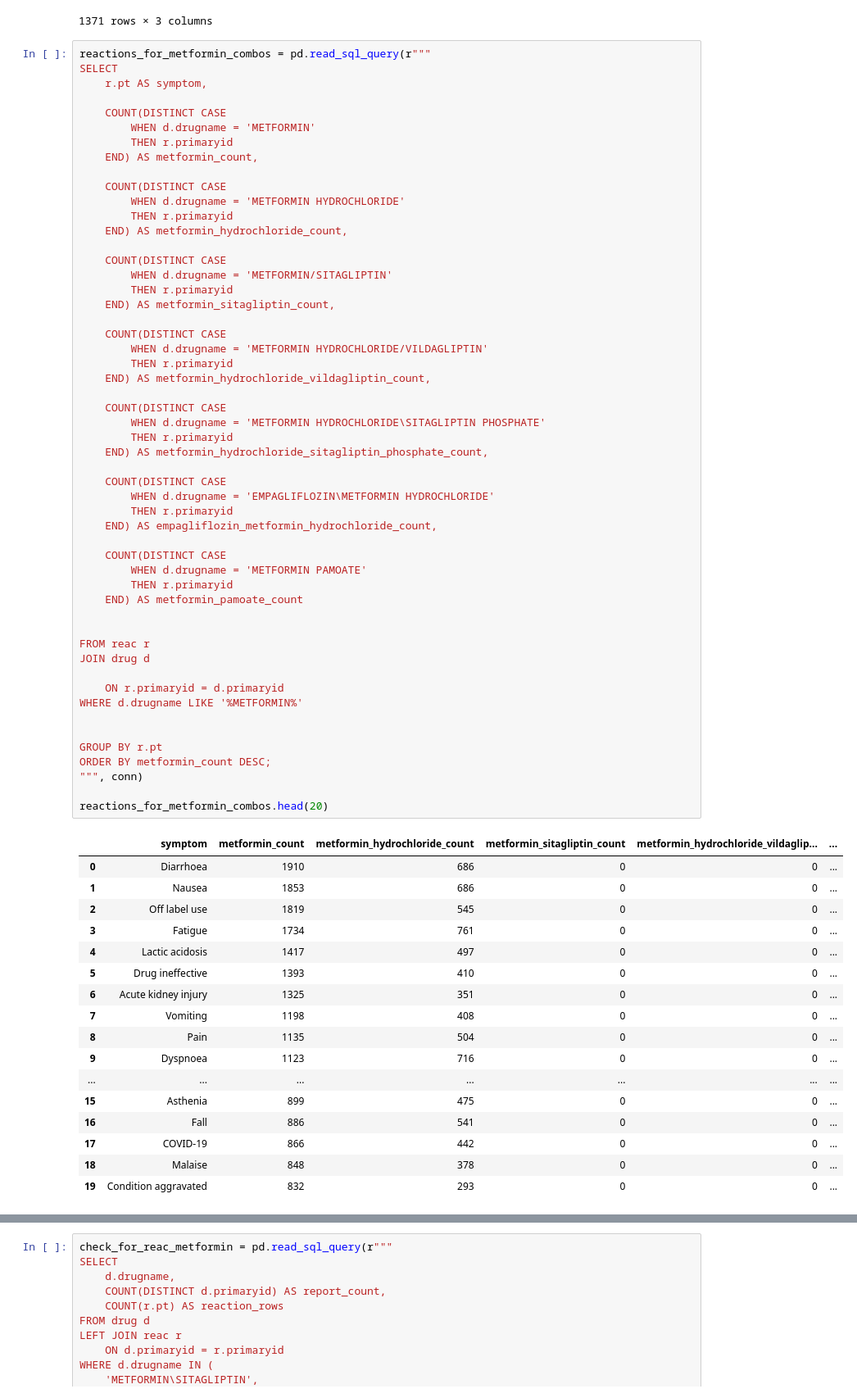
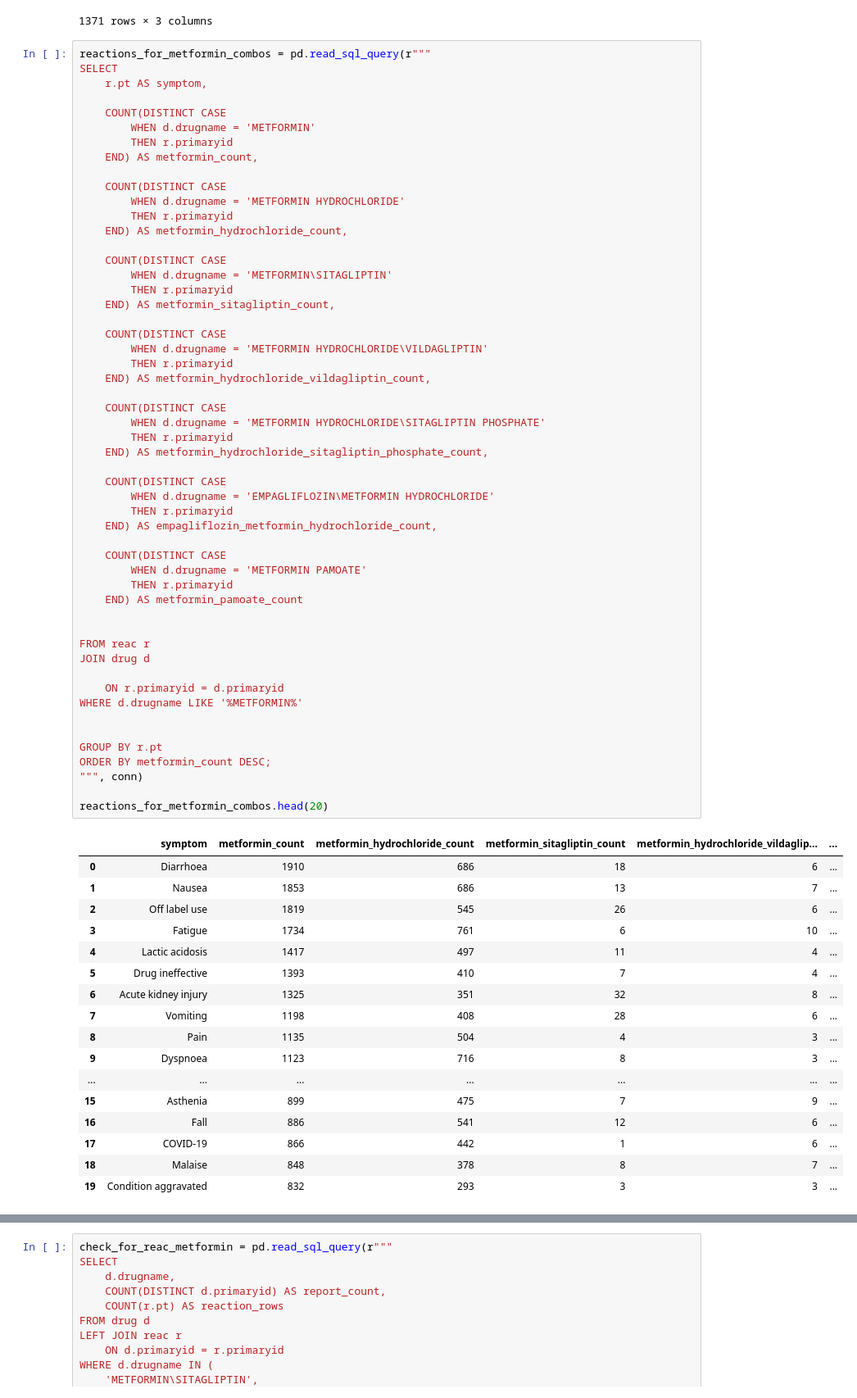
Before and after one commit to PugstaLaney/faers-sql-drug-safety-analysis, a Jupyter notebook: notebooks/Metformin_explore.ipynb, the cells around one changed output, grey strips where cells are left out. Shown at 82% size. Cells and saved outputs as stored; diff of their text form.

```diff
--- a/notebooks/Metformin_explore.ipynb
+++ b/notebooks/Metformin_explore.ipynb
@@ -124,60 +124,60 @@ SELECT
     END) AS metformin_hydrochloride_count,
 
     COUNT(DISTINCT CASE
-        WHEN d.drugname = 'METFORMIN/SITAGLIPTIN'
+        WHEN d.drugname = 'METFORMIN\SITAGLIPTIN'
         THEN r.primaryid
     END) AS metformin_sitagliptin_count,
 
     COUNT(DISTINCT CASE
-        WHEN d.drugname = 'METFORMIN HYDROCHLORIDE/VILDAGLIPTIN'
+        WHEN d.drugname = 'METFORMIN HYDROCHLORIDE\VILDAGLIPTIN'
         THEN r.primaryid
     END) AS metformin_hydrochloride_vildagliptin_count,
 
     COUNT(DISTINCT CASE
         WHEN d.drugname = 'METFORMIN HYDROCHLORIDE\SITAGLIPTIN PHOSPHATE'
         THEN r.primaryid
     END) AS metformin_hydrochloride_sitagliptin_phosphate_count,
 
     COUNT(DISTINCT CASE
         WHEN d.drugname = 'EMPAGLIFLOZIN\METFORMIN HYDROCHLORIDE'
         THEN r.primaryid
     END) AS empagliflozin_metformin_hydrochloride_count,
 
     COUNT(DISTINCT CASE
         WHEN d.drugname = 'METFORMIN PAMOATE'
         THEN r.primaryid
     END) AS metformin_pamoate_count
 
 
 FROM reac r
 JOIN drug d
 
     ON r.primaryid = d.primaryid
 WHERE d.drugname LIKE '%METFORMIN%'
 
 
 GROUP BY r.pt
 ORDER BY metformin_count DESC;
 """, conn)
 
 reactions_for_metformin_combos.head(20)
 # %% [output]
 |  | symptom | metformin_count | metformin_hydrochloride_count | metformin_sitagliptin_count | metformin_hydrochloride_vildaglip... | ... |
-| 0 | Diarrhoea | 1910 | 686 | 0 | 0 | ... |
-| 1 | Nausea | 1853 | 686 | 0 | 0 | ... |
-| 2 | Off label use | 1819 | 545 | 0 | 0 | ... |
-| 3 | Fatigue | 1734 | 761 | 0 | 0 | ... |
-| 4 | Lactic acidosis | 1417 | 497 | 0 | 0 | ... |
-| 5 | Drug ineffective | 1393 | 410 | 0 | 0 | ... |
-| 6 | Acute kidney injury | 1325 | 351 | 0 | 0 | ... |
-| 7 | Vomiting | 1198 | 408 | 0 | 0 | ... |
-| 8 | Pain | 1135 | 504 | 0 | 0 | ... |
-| 9 | Dyspnoea | 1123 | 716 | 0 | 0 | ... |
+| 0 | Diarrhoea | 1910 | 686 | 18 | 6 | ... |
+| 1 | Nausea | 1853 | 686 | 13 | 7 | ... |
+| 2 | Off label use | 1819 | 545 | 26 | 6 | ... |
+| 3 | Fatigue | 1734 | 761 | 6 | 10 | ... |
+| 4 | Lactic acidosis | 1417 | 497 | 11 | 4 | ... |
+| 5 | Drug ineffective | 1393 | 410 | 7 | 4 | ... |
+| 6 | Acute kidney injury | 1325 | 351 | 32 | 8 | ... |
+| 7 | Vomiting | 1198 | 408 | 28 | 6 | ... |
+| 8 | Pain | 1135 | 504 | 4 | 3 | ... |
+| 9 | Dyspnoea | 1123 | 716 | 8 | 3 | ... |
 | ... | ... | ... | ... | ... | ... | ... |
-| 15 | Asthenia | 899 | 475 | 0 | 0 | ... |
-| 16 | Fall | 886 | 541 | 0 | 0 | ... |
-| 17 | COVID-19 | 866 | 442 | 0 | 0 | ... |
-| 18 | Malaise | 848 | 378 | 0 | 0 | ... |
-| 19 | Condition aggravated | 832 | 293 | 0 | 0 | ... |
+| 15 | Asthenia | 899 | 475 | 7 | 9 | ... |
+| 16 | Fall | 886 | 541 | 12 | 6 | ... |
+| 17 | COVID-19 | 866 | 442 | 1 | 6 | ... |
+| 18 | Malaise | 848 | 378 | 8 | 7 | ... |
+| 19 | Condition aggravated | 832 | 293 | 3 | 3 | ... |
 # %%
 # Diarrhoea: Frequent loose or watery stools
```
Also changed, not shown: parts of 2 cells of this notebook.
